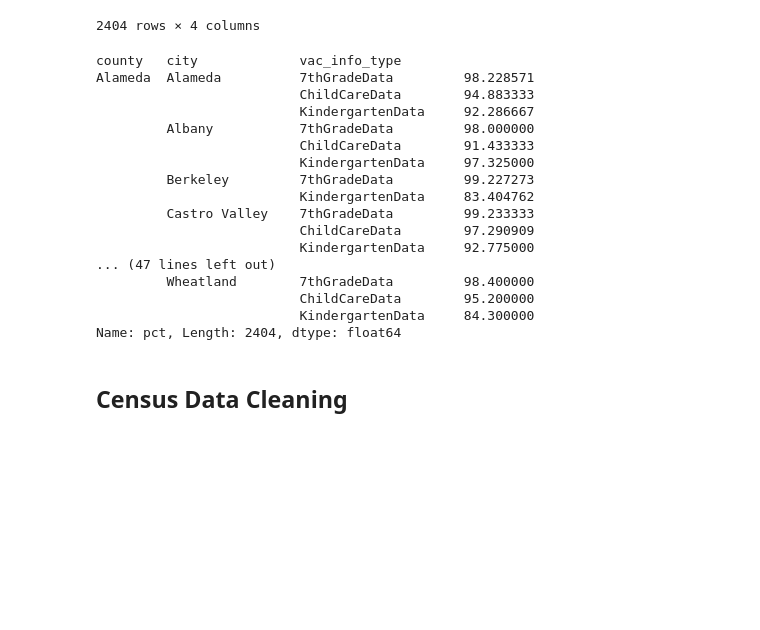
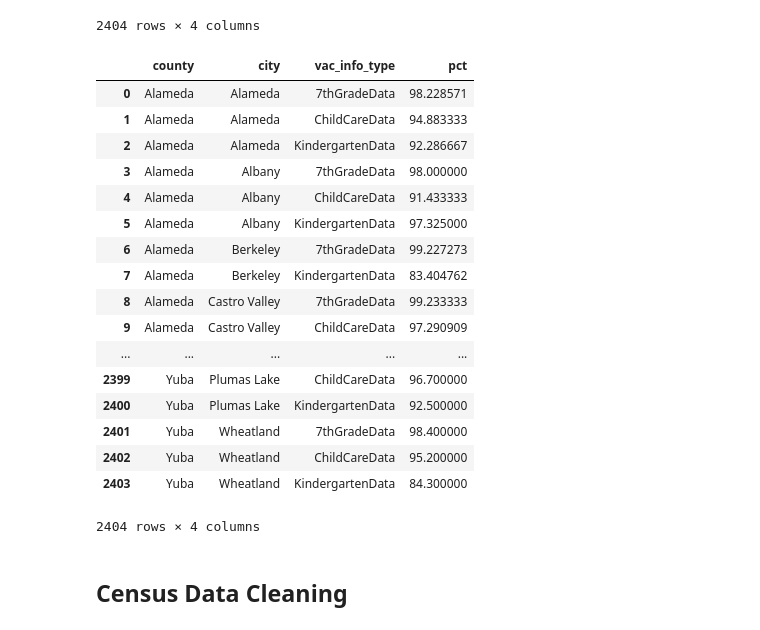
Before and after one commit to jeffrey-hsu/mids_capstone, a Jupyter notebook: vaxxfacts/cleaning_etl/Data_Cleaning_12_13.ipynb, the cells around one changed output. Saved outputs shown, nothing was run; the diff lists cells and outputs as text; code cells hidden in the pictures; blank space fills up the shorter version.

```diff
--- a/vaxxfacts/cleaning_etl/Data_Cleaning_12_13.ipynb
+++ b/vaxxfacts/cleaning_etl/Data_Cleaning_12_13.ipynb
@@ -444,26 +444,27 @@ vac_n
 vac_n.to_csv("vac_n_table1213.csv", index=False)
 # %%
 #Get average percentage of students vaccinated by county,city and grade
-vac_pct=vac_data.groupby(by=['county','city','vac_info_type'])['pct'].mean()
+vac_pct=vac_data.groupby(by=['county','city','vac_info_type'], as_index=False)['pct'].mean()
 vac_pct
 # %% [output]
+|  | county | city | vac_info_type | pct |
+| 0 | Alameda | Alameda | 7thGradeData | 98.228571 |
+| 1 | Alameda | Alameda | ChildCareData | 94.883333 |
+| 2 | Alameda | Alameda | KindergartenData | 92.286667 |
+| 3 | Alameda | Albany | 7thGradeData | 98.000000 |
+| 4 | Alameda | Albany | ChildCareData | 91.433333 |
+| 5 | Alameda | Albany | KindergartenData | 97.325000 |
+| 6 | Alameda | Berkeley | 7thGradeData | 99.227273 |
+| 7 | Alameda | Berkeley | KindergartenData | 83.404762 |
+| 8 | Alameda | Castro Valley | 7thGradeData | 99.233333 |
+| 9 | Alameda | Castro Valley | ChildCareData | 97.290909 |
+| ... | ... | ... | ... | ... |
+| 2399 | Yuba | Plumas Lake | ChildCareData | 96.700000 |
+| 2400 | Yuba | Plumas Lake | KindergartenData | 92.500000 |
+| 2401 | Yuba | Wheatland | 7thGradeData | 98.400000 |
+| 2402 | Yuba | Wheatland | ChildCareData | 95.200000 |
+| 2403 | Yuba | Wheatland | KindergartenData | 84.300000 |
-county   city             vac_info_type
-Alameda  Alameda          7thGradeData         98.228571
-                          ChildCareData        94.883333
-                          KindergartenData     92.286667
-         Albany           7thGradeData         98.000000
-                          ChildCareData        91.433333
-                          KindergartenData     97.325000
-         Berkeley         7thGradeData         99.227273
-                          KindergartenData     83.404762
-         Castro Valley    7thGradeData         99.233333
-                          ChildCareData        97.290909
-                          KindergartenData     92.775000
-... (47 lines left out)
-         Wheatland        7thGradeData         98.400000
-                          ChildCareData        95.200000
-                          KindergartenData     84.300000
-Name: pct, Length: 2404, dtype: float64
+2404 rows × 4 columns
 # %%
 #Export average percentage of students vaccinated by county,city and grade
 vac_pct.to_csv("vac_pct_table1213.csv", index=False)
```
Also changed, not shown: 7 other files.
